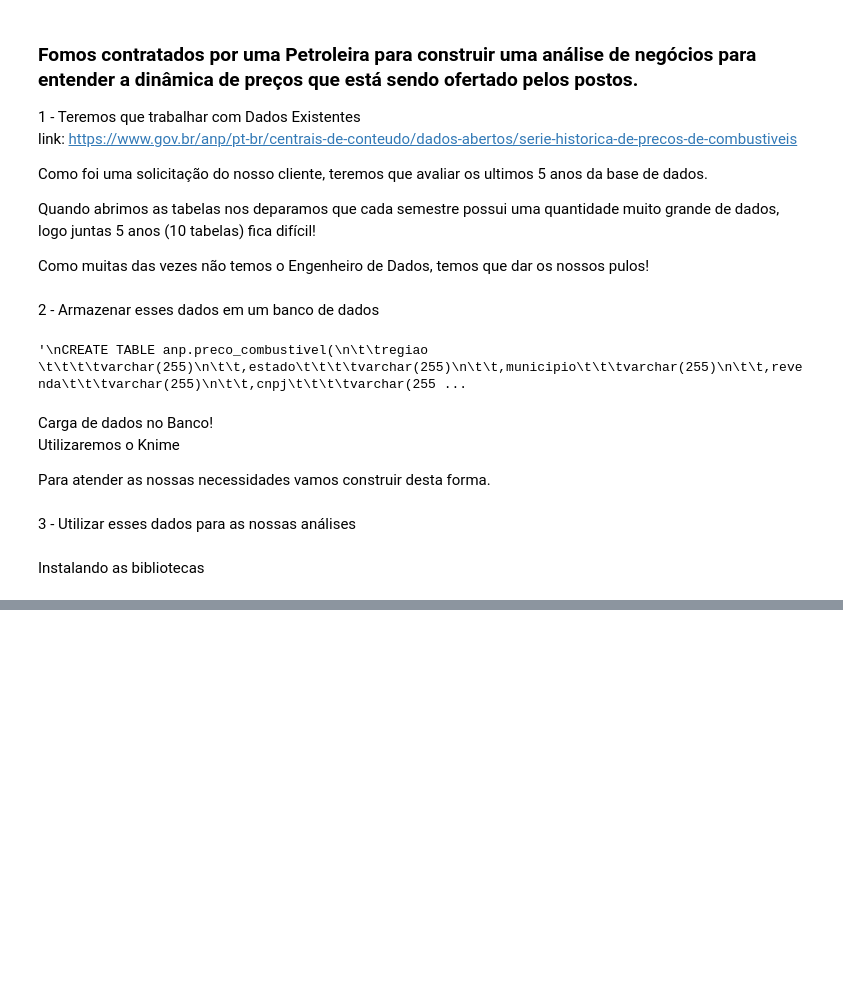
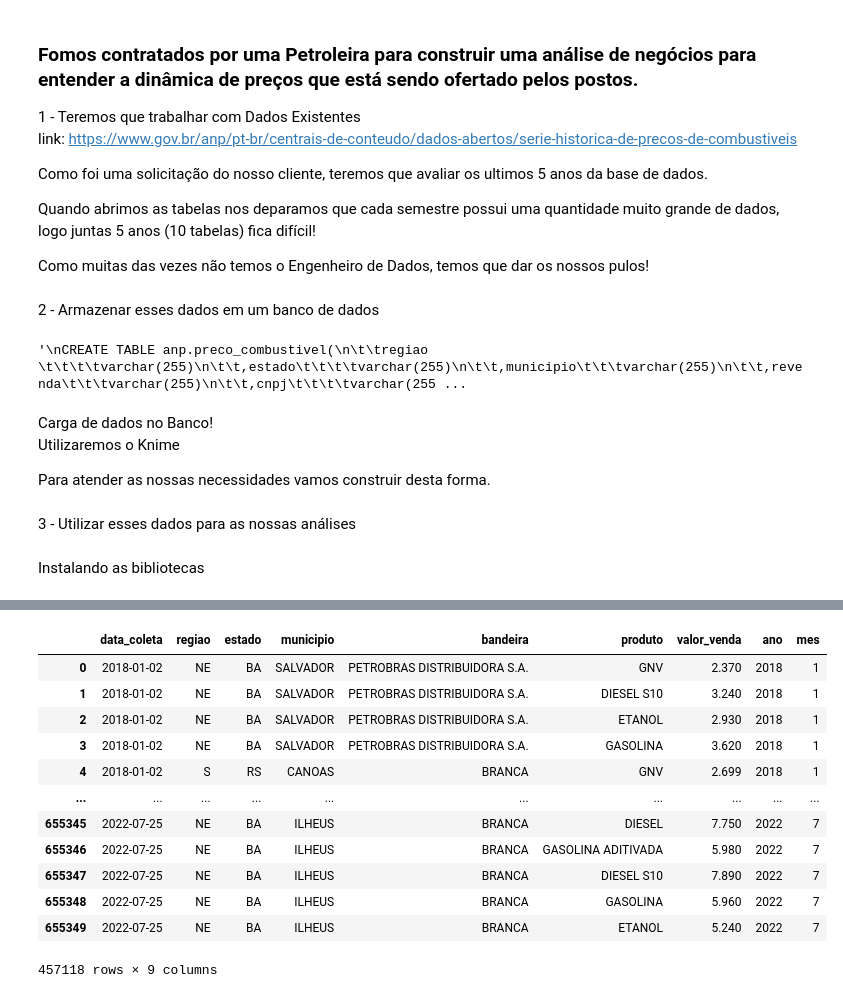
Before and after one commit to aloisiok1/Dataviz, a Jupyter notebook: 1_Ligacao_banco_dados.ipynb, the cells around one changed output, grey strips where cells are left out. Saved outputs shown, nothing was run; the diff lists cells and outputs as text; code cells hidden in the pictures; blank space fills up the shorter version.

```diff
--- a/1_Ligacao_banco_dados.ipynb
+++ b/1_Ligacao_banco_dados.ipynb
@@ -114,0 +168,3 @@ df.shape
+# %%
+coluna_excecao = 'complemento'
+df = df.dropna(subset=df.columns.difference([coluna_excecao]))
@@ -114,0 +190,2 @@ df.shape
+# %%
+df_anp = df[['data_coleta', 'regiao', 'estado', 'municipio', 'bandeira', 'produto', 'valor_venda']]
@@ -114,0 +208,3 @@ df.shape
+# %%
+df_anp['ano'] = df_anp['data_coleta'].dt.year
+df_anp['mes'] = df_anp['data_coleta'].dt.month
@@ -114,0 +222,16 @@ df.shape
+# %%
+df_anp
+# %% [output]
+|  | data_coleta | regiao | estado | municipio | bandeira | produto | valor_venda | ano | mes |
+| 0 | 2018-01-02 | NE | BA | SALVADOR | PETROBRAS DISTRIBUIDORA S.A. | GNV | 2.370 | 2018 | 1 |
+| 1 | 2018-01-02 | NE | BA | SALVADOR | PETROBRAS DISTRIBUIDORA S.A. | DIESEL S10 | 3.240 | 2018 | 1 |
+| 2 | 2018-01-02 | NE | BA | SALVADOR | PETROBRAS DISTRIBUIDORA S.A. | ETANOL | 2.930 | 2018 | 1 |
+| 3 | 2018-01-02 | NE | BA | SALVADOR | PETROBRAS DISTRIBUIDORA S.A. | GASOLINA | 3.620 | 2018 | 1 |
+| 4 | 2018-01-02 | S | RS | CANOAS | BRANCA | GNV | 2.699 | 2018 | 1 |
+| ... | ... | ... | ... | ... | ... | ... | ... | ... | ... |
+| 655345 | 2022-07-25 | NE | BA | ILHEUS | BRANCA | DIESEL | 7.750 | 2022 | 7 |
+| 655346 | 2022-07-25 | NE | BA | ILHEUS | BRANCA | GASOLINA ADITIVADA | 5.980 | 2022 | 7 |
+| 655347 | 2022-07-25 | NE | BA | ILHEUS | BRANCA | DIESEL S10 | 7.890 | 2022 | 7 |
+| 655348 | 2022-07-25 | NE | BA | ILHEUS | BRANCA | GASOLINA | 5.960 | 2022 | 7 |
+| 655349 | 2022-07-25 | NE | BA | ILHEUS | BRANCA | ETANOL | 5.240 | 2022 | 7 |
+457118 rows × 9 columns
```
Also changed, not shown: parts of 14 cells of this notebook, 4 other files.
